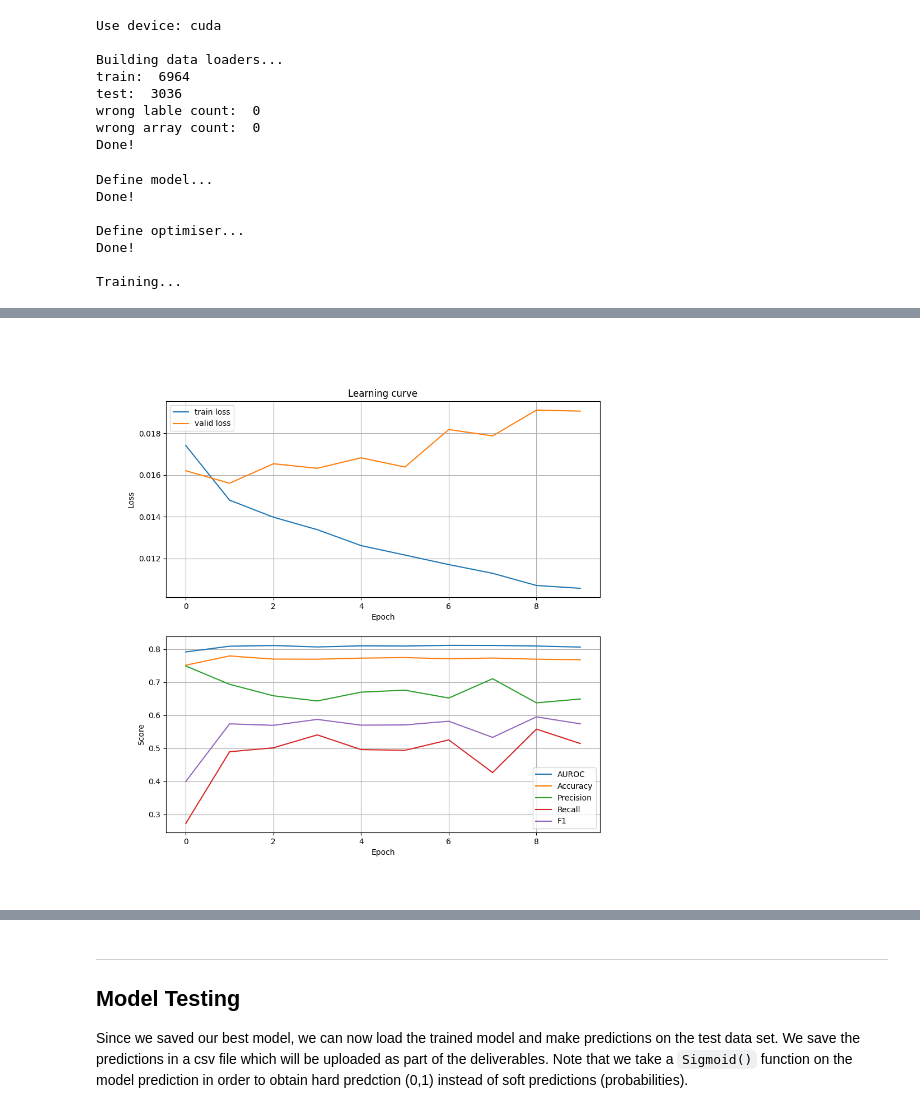
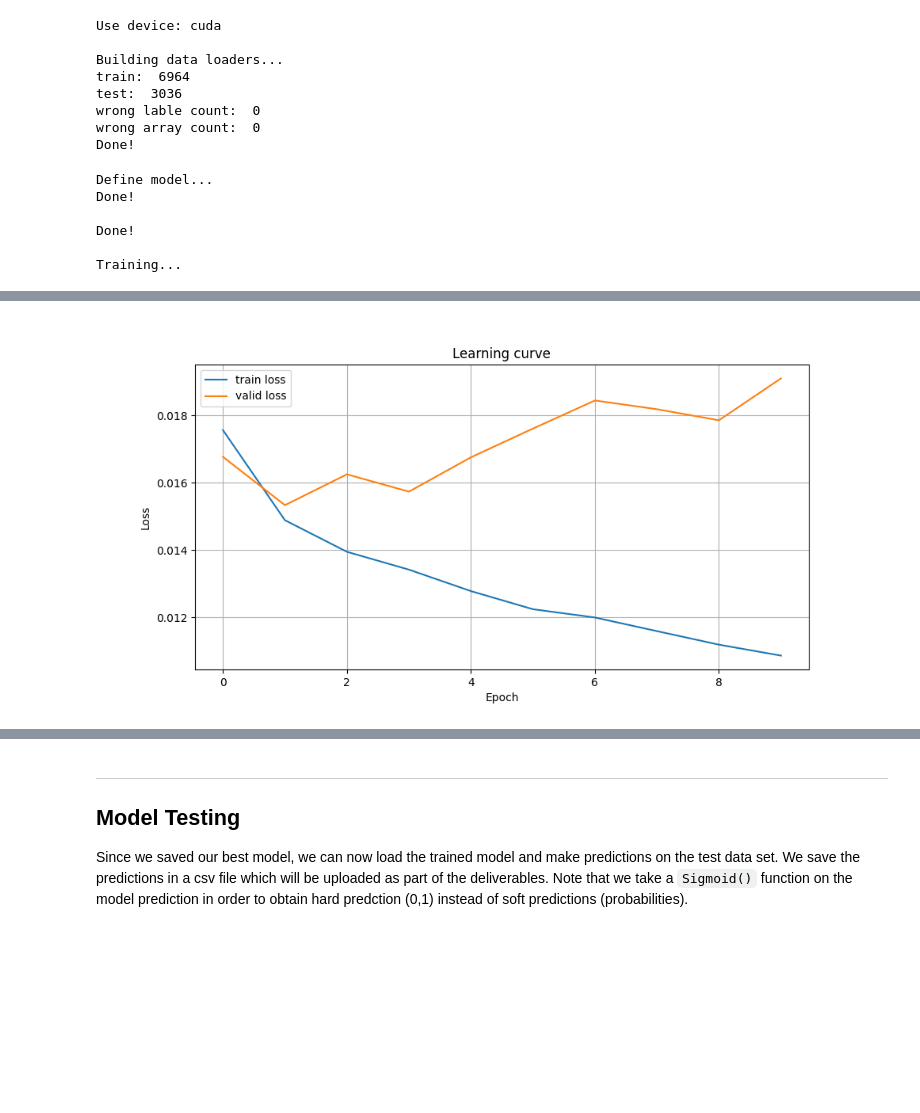
Before and after one commit to Arty-Facts/wasp_al_and_ml_2023, a Jupyter notebook: module3/assignment_ecg_classification.ipynb, the cells around one changed output, grey strips where cells are left out. Cells and saved outputs as stored; diff of their text form; code cells hidden in the pictures; blank space fills up the shorter version.

```diff
--- a/module3/assignment_ecg_classification.ipynb
+++ b/module3/assignment_ecg_classification.ipynb
@@ -405,6 +412,7 @@ class ModelBaseline(nn.Module):
     def __init__(self,):
         super(ModelBaseline, self).__init__()
         self.kernel_size = 3
+        self.name = 'baseline'
 
         # conv layer
         downsample = self._downsample(4096, 128)
@@ -785,17 +844,17 @@ traces = torch.tensor(h5py.File(path_to_h5_train, 'r')['tracings'][()], dtype=to
 ids_traces = [int(x.split('TNMG')[1]) for x in list(pd.read_csv(path_to_records, header=None)[0])] # Get order of ids in traces
 labels = torch.tensor(np.array(meta_data['AF'][ids_traces]), dtype=torch.float32).reshape(-1,1)
 # split data
-train_index, test_index = split_id_exam(meta_data)
+train_index, val_index = split_id_exam(meta_data)
 # sanity check that the data is correct and hos not been shuffled since the analysis part
-validate_data(train_index, test_index, meta_data, TensorDataset(traces, labels), maxs, lambda x: torch.max(x).item())
+validate_data(train_index, val_index, meta_data, TensorDataset(traces, labels), maxs, lambda x: torch.max(x).item())
 
 dataset_train = TensorDataset(traces[train_index], labels[train_index])
-dataset_valid = TensorDataset(traces[test_index], labels[test_index])
+dataset_valid = TensorDataset(traces[val_index], labels[val_index])
 
 # sanity check that the data amount is correct
 assert len(dataset_train) + len(dataset_valid) == len(traces)
 assert len(dataset_train) == len(train_index)
-assert len(dataset_valid) == len(test_index)
+assert len(dataset_valid) == len(val_index)
 # build data loaders
 train_dataloader = DataLoader(dataset_train, batch_size=batch_size, shuffle=True)
 valid_dataloader = DataLoader(dataset_valid, batch_size=batch_size, shuffle=False)
@@ -959,36 +1004,29 @@ def fit(learning_rate, weight_decay, num_epochs, model, train_dataloader, valid_
 
     return train_loss_all, valid_loss_all, auroc_all, accuracy_all, precision_all, recall_all, f1_all, eval_all
 # %%
-train_loss_bl, valid_loss_bl, auroc_bl, accuracy_bl, precision_bl, recall_bl, f1_bl, eval_bl = fit(learning_rate=0.0020213918261062897,
-                                                                                                 weight_decay=7.800411141463573e-07,
+model_bl = ModelBaseline()
+optimizer_bl = torch.optim.Adam(model_bl.parameters(), lr=0.0020213918261062897, weight_decay=7.800411141463573e-07)
+
+train_loss_bl, valid_loss_bl, auroc_bl, accuracy_bl, precision_bl, recall_bl, f1_bl, eval_bl = fit(
                                                                                                  num_epochs=num_epochs,
-                                                                                                 model=ModelBaseline(),
+                                                                                                 model=model_bl,
+                                                                                                 optimizer=optimizer_bl,
                                                                                                  train_dataloader=train_dataloader,
                                                                                                  valid_dataloader=valid_dataloader)
-fig, ax = plt.subplots(2, 1, figsize=(10, 10))
-ax[0].plot(train_loss_bl, label='train loss')
-ax[0].plot(valid_loss_bl, label='valid loss')
-ax[0].set_xlabel('Epoch')
-ax[0].set_ylabel('Loss')
-ax[0].legend()
-ax[0].set_title('Learning curve')
-ax[0].grid()
+fig, ax = plt.subplots(figsize=(10, 5))
+ax.plot(train_loss_bl, label='train loss')
+ax.plot(valid_loss_bl, label='valid loss')
+ax.set_xlabel('Epoch')
+ax.set_ylabel('Loss')
+ax.legend()
+ax.set_title('Learning curve')
+ax.grid()
 
-ax[1].plot(auroc_bl, label='AUROC')
-ax[1].plot(accuracy_bl, label='Accuracy')
-ax[1].plot(precision_bl, label='Precision')
-ax[1].plot(recall_bl, label='Recall')
-ax[1].plot(f1_bl, label='F1')
-ax[1].set_xlabel('Epoch')
-ax[1].set_ylabel('Score')
-ax[1].legend()
-ax[1].grid()
 plt.show()
 # %% [output]
 Define model...
 Done!
 
-Define optimiser...
 Done!
 
 Training...
@@ -996,2 +1034,2 @@ Epoch  9:       Train Loss 0.010704     Valid Loss 0.019116     Auroc 0.809663
-[figure, old version]
+[figure, new version]
 # %%
```
Also changed, not shown: parts of 17 cells of this notebook, 1 other file.
